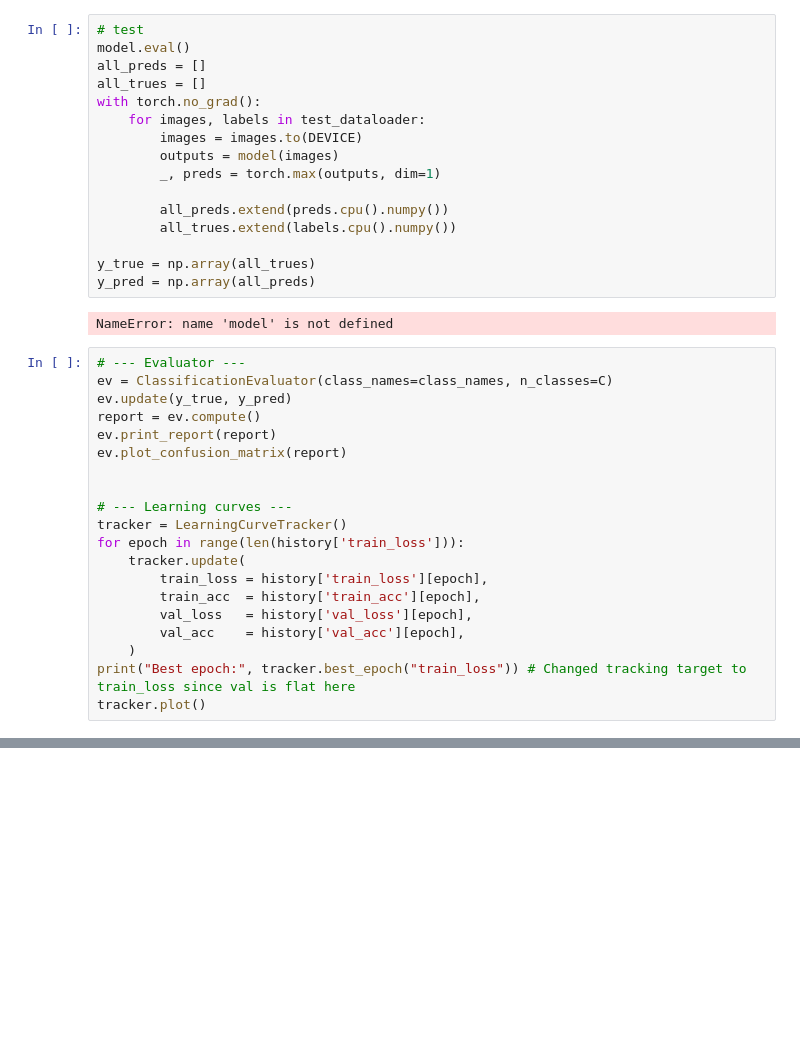
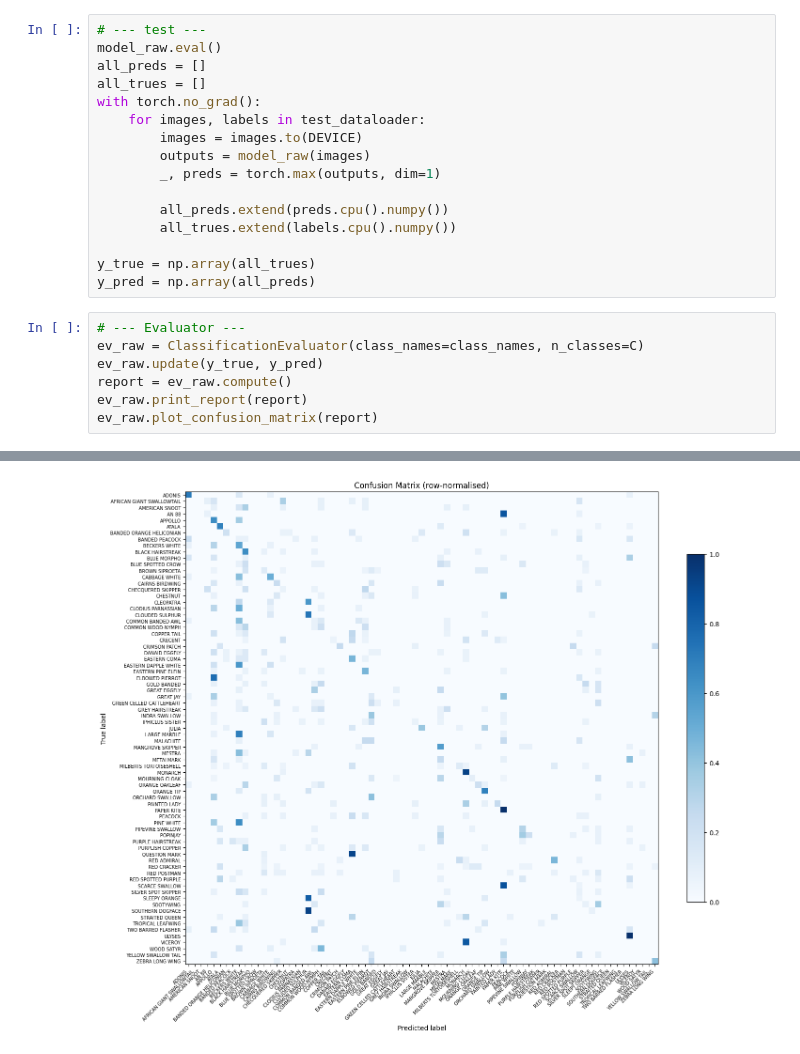
Before and after one commit to lightless-lamp/ACA-TP2, a Jupyter notebook: notebooks/04_baseline.ipynb, the cells around one changed output, grey strips where cells are left out. Saved outputs shown, nothing was run; the diff lists cells and outputs as text; blank space fills up the shorter version.

```diff
--- a/notebooks/04_baseline.ipynb
+++ b/notebooks/04_baseline.ipynb
@@ -65,12 +106,12 @@ TypeError: train_model() got an unexpected keyword argument 'output_file'
 # %%
-# test
-model.eval()
+# --- test ---
+model_raw.eval()
 all_preds = []
 all_trues = []
 with torch.no_grad():
     for images, labels in test_dataloader:
         images = images.to(DEVICE)
-        outputs = model(images)
+        outputs = model_raw(images)
         _, preds = torch.max(outputs, dim=1)
 
         all_preds.extend(preds.cpu().numpy())
@@ -78,25 +119,11 @@ with torch.no_grad():
 
 y_true = np.array(all_trues)
 y_pred = np.array(all_preds)
-# %% [output]
-NameError: name 'model' is not defined
 # %%
 # --- Evaluator ---
-ev = ClassificationEvaluator(class_names=class_names, n_classes=C)
-ev.update(y_true, y_pred)
-report = ev.compute()
-ev.print_report(report)
-ev.plot_confusion_matrix(report)
-
-
-# --- Learning curves ---
-tracker = LearningCurveTracker()
-for epoch in range(len(history['train_loss'])):
-    tracker.update(
-        train_loss = history['train_loss'][epoch],
-        train_acc  = history['train_acc'][epoch],
-        val_loss   = history['val_loss'][epoch],
-        val_acc    = history['val_acc'][epoch],
-    )
-print("Best epoch:", tracker.best_epoch("train_loss")) # Changed tracking target to train_loss since val is flat here
-tracker.plot()
+ev_raw = ClassificationEvaluator(class_names=class_names, n_classes=C)
+ev_raw.update(y_true, y_pred)
+report = ev_raw.compute()
+ev_raw.print_report(report)
+ev_raw.plot_confusion_matrix(report)
+# %% [output]
@@ -102,0 +147 @@ tracker.plot()
+[figure, added]
```
Also changed, not shown: parts of 13 cells of this notebook, 10 other files.
